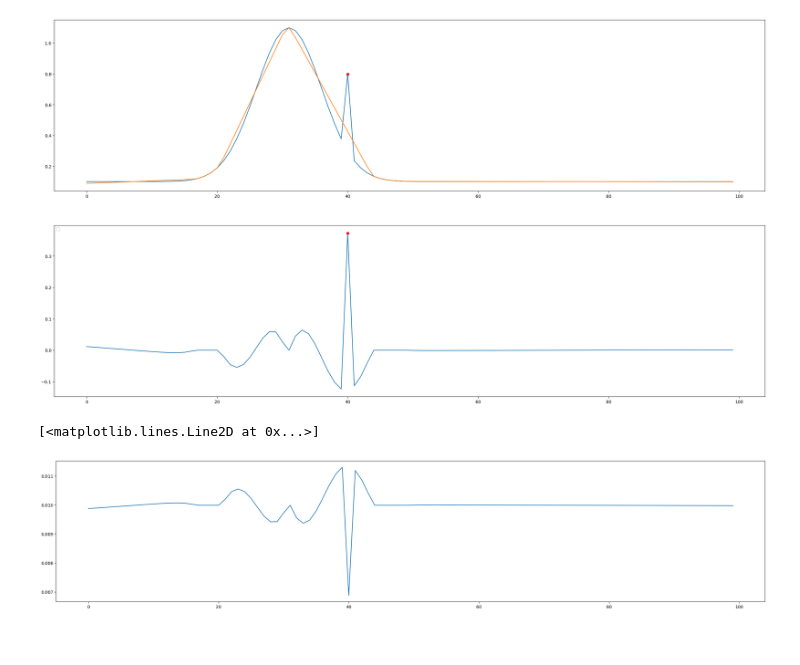
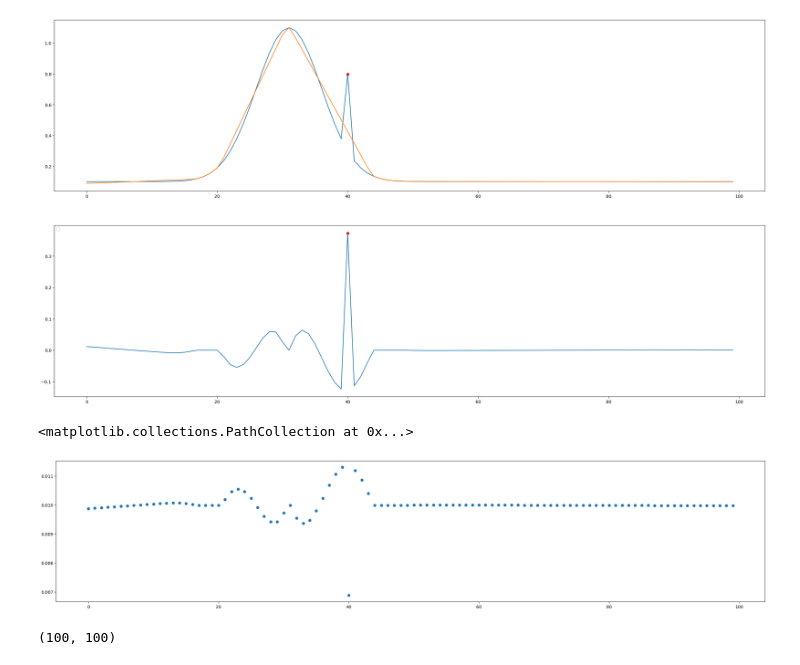
Before and after one commit to ducphuE10/robust-OPW, a Jupyter notebook: run.ipynb, the cells around one changed output. Drawn from its saved outputs; the diff is of its cells as text; code cells hidden in the pictures.

Commit message:
priordis

```diff
--- a/run.ipynb
+++ b/run.ipynb
@@ -89,14 +89,11 @@ y2_trend = l1tf(y2,0.5)
 y1_res = y1 - y1_trend
 y2_res = y2 - y2_trend
 
-y1_res = np.exp(-y1_res)
-y2_res = np.exp(-y2_res)
-
-y1_res = y1_res/np.sum(y1_res)
-y2_res = y2_res/np.sum(y2_res)
+y1_res = res2prob(y1_res).reshape(-1,1)
+y2_res = res2prob(y2_res).reshape(-1,1)
 # %%
 fig = plt.figure(figsize=(30,6))
-plt.plot(np.arange(y1_res.shape[0]),y1_res)
+plt.scatter(np.arange(y1_res.shape[0]),y1_res)
 # %% [output]
-[<matplotlib.lines.Line2D at 0x...>]
+<matplotlib.collections.PathCollection at 0x...>
-[figure, old version]
+[figure, new version]
@@ -102,0 +102,4 @@ plt.plot(np.arange(y1_res.shape[0]),y1_res)
+# %%
+prior_dis.shape
+# %% [output]
+(100, 100)
```
Also changed, not shown: parts of 1 cell of this notebook.
